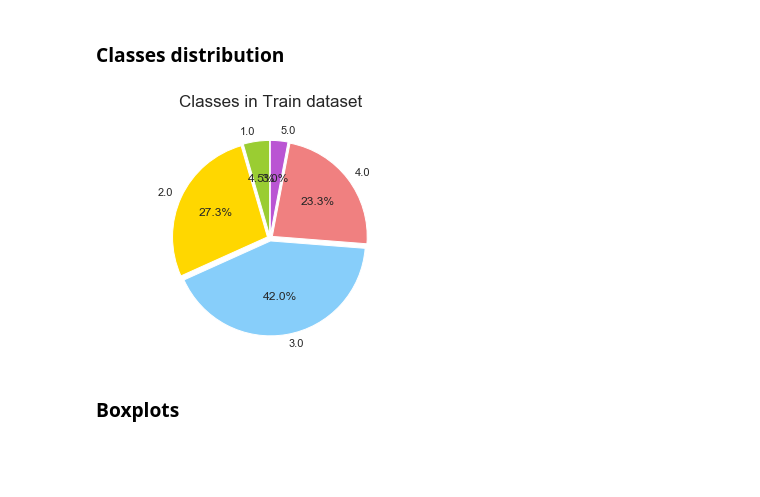
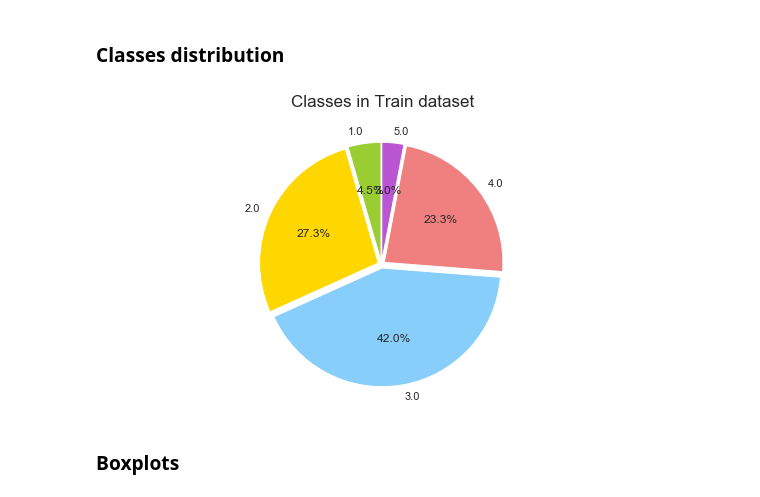
Before and after one commit to Driss31/Optimizing_well-being_at_work, a Jupyter notebook: Multiclassification_problem.ipynb, the cells around one changed output. Cells and saved outputs as stored; diff of their text form; code cells hidden in the pictures; blank space fills up the shorter version.

```diff
--- a/Multiclassification_problem.ipynb
+++ b/Multiclassification_problem.ipynb
@@ -50,19 +50,20 @@ Size of Test data : (2000, 7)
 # %%
 # Distribution
 classes_labels, classes_frequencies = np.unique(data_train.Score, return_counts=True)
 
 #labels_names = np.array([sleeping_labels[label] for label in train_labels])
 
 colors = ['yellowgreen', 'gold', 'lightskyblue', 'lightcoral', "mediumorchid"]
 explode = (0.03, 0.03, 0.03, 0.03, 0.03)
+plt.figure(figsize=(10,5))
 plt.pie(counter_train, labels=classes_labels, colors=colors, explode=explode,
         autopct='%1.1f%%', startangle=90)   # shadow=True
 
 plt.axis('equal')
 plt.title("Classes in Train dataset\n", fontsize=17)
 plt.show()
 # %% [output]
-[figure, old version]
+[figure, new version]
 # %% [markdown]
 ### Boxplots
 # %%
```
Also changed, not shown: parts of 4 cells of this notebook, 1 other file.
